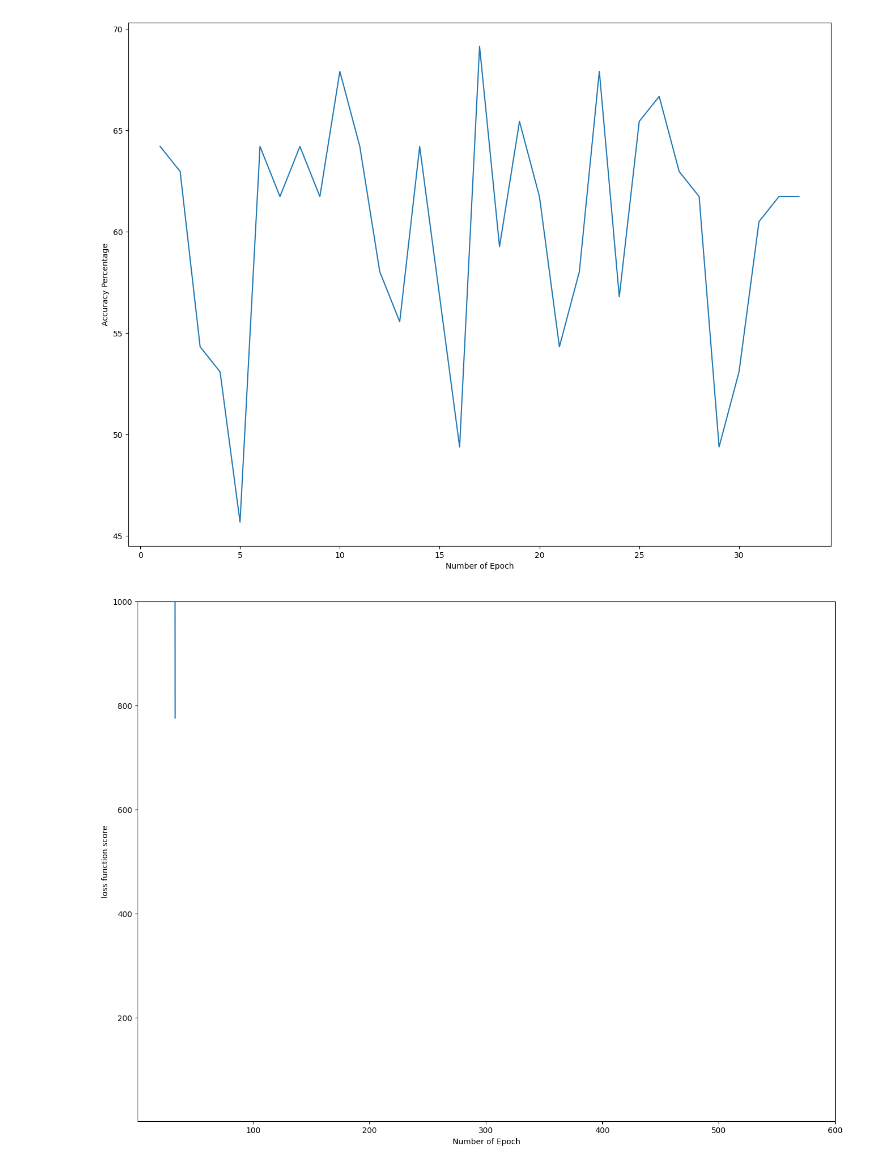
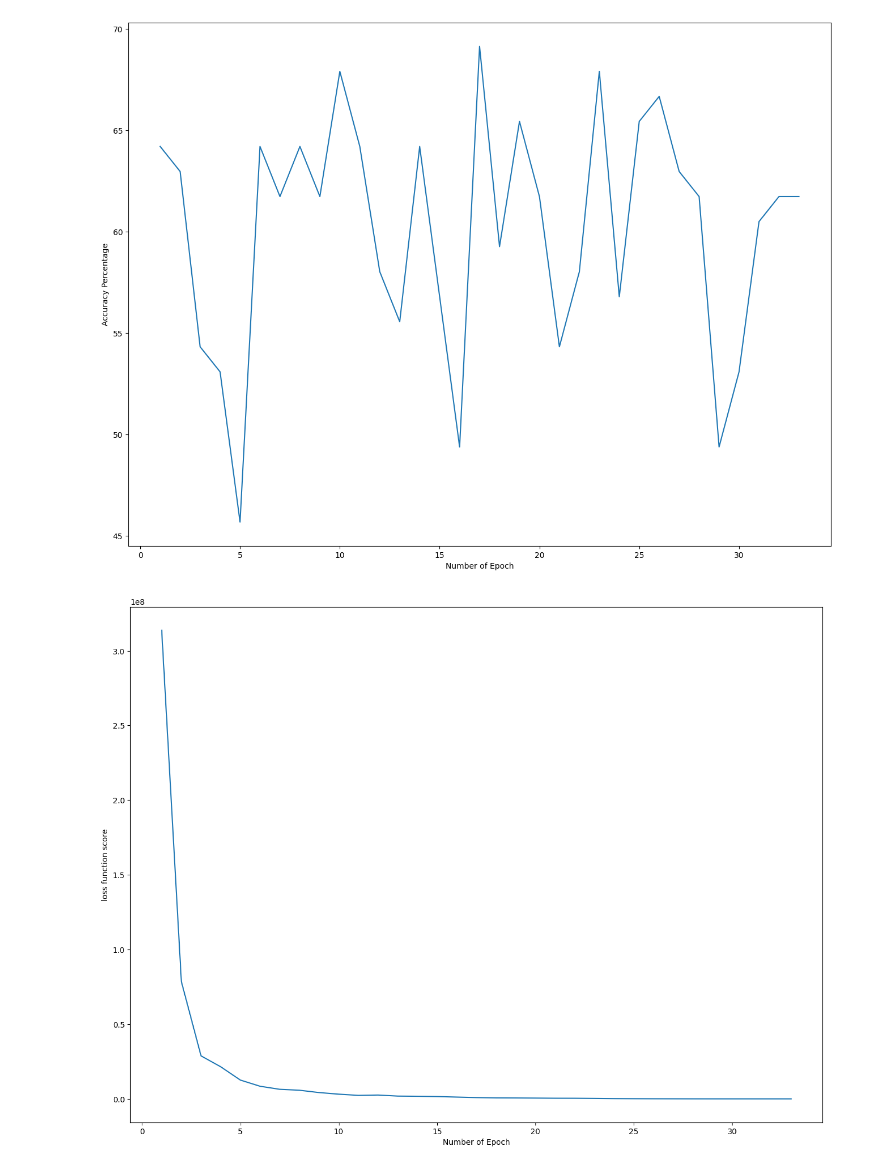
Before and after one commit to Praveen-Prabhu/Alzheimer-Detection-From-3D-Brain-MRI-Data-Using-Deep-CNN, a Jupyter notebook: v1/Metrics.ipynb, the cells around one changed output. Drawn from its saved outputs; the diff is of its cells as text; code cells hidden in the pictures.

Commit message:
Formatted Loss Graph

```diff
--- a/v1/Metrics.ipynb
+++ b/v1/Metrics.ipynb
@@ -58,16 +58,16 @@ fig.savefig('Accuracy.png')
 # %%
 fig = plt.figure()
 fig.set_size_inches(16, 12)
 ax = plt.axes()
 
 plt.ylabel("loss function score")
 plt.xlabel("Number of Epoch")
 
-plt.ylim(1, 1000)
-plt.xlim(1, 600)
+# plt.ylim(1, 1000)
+# plt.xlim(1, 600)
 
 ax.plot(x_epoch, y)
 
 fig.savefig('Loss.png')
 # %% [output]
-[figure, old version]
+[figure, new version]
```
